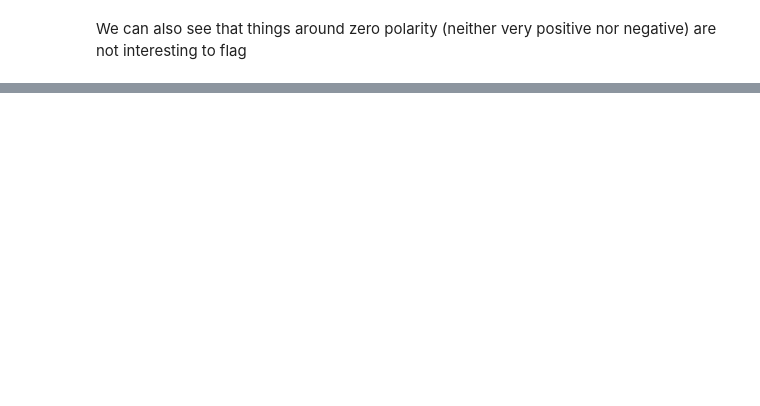
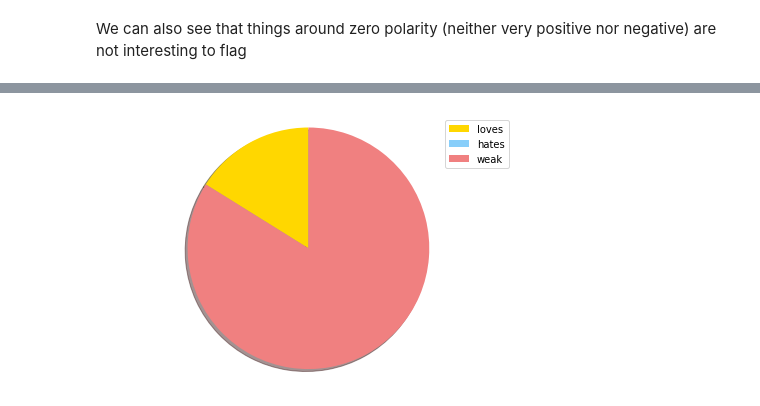
Before and after one commit to eschizoid/gov-cdmx-twitter-sentiment, a Jupyter notebook: visualization/nlptweets.ipynb, the cells around one changed output, grey strips where cells are left out. Saved outputs shown, nothing was run; the diff lists cells and outputs as text; code cells hidden in the pictures; blank space fills up the shorter version.

```diff
--- a/visualization/nlptweets.ipynb
+++ b/visualization/nlptweets.ipynb
@@ -105,12 +164,14 @@ print("weak", len(cdmx['magnitude']) - (len(love['magnitude'])+len(hate['magnitu
 # %%
 labels = ['loves', 'hates', 'weak']
-sizes = [7, 0, 38]
+sizes = [46, 0, 239]
 colors = ['gold', 'lightskyblue', 'lightcoral']
 patches, texts = plt.pie(sizes, colors=colors, shadow=True, startangle=90)
 plt.legend(patches, labels, loc="best")
 plt.axis('equal')
 plt.tight_layout()
 plt.show()
+# %% [output]
+[figure, added]
 # %%
 fig, ax= plt.subplots()
 ax.scatter(love.magnitude, love.score, s=120, c='purple', alpha=0.5)
```
Also changed, not shown: parts of 16 cells of this notebook, 2 other files.
